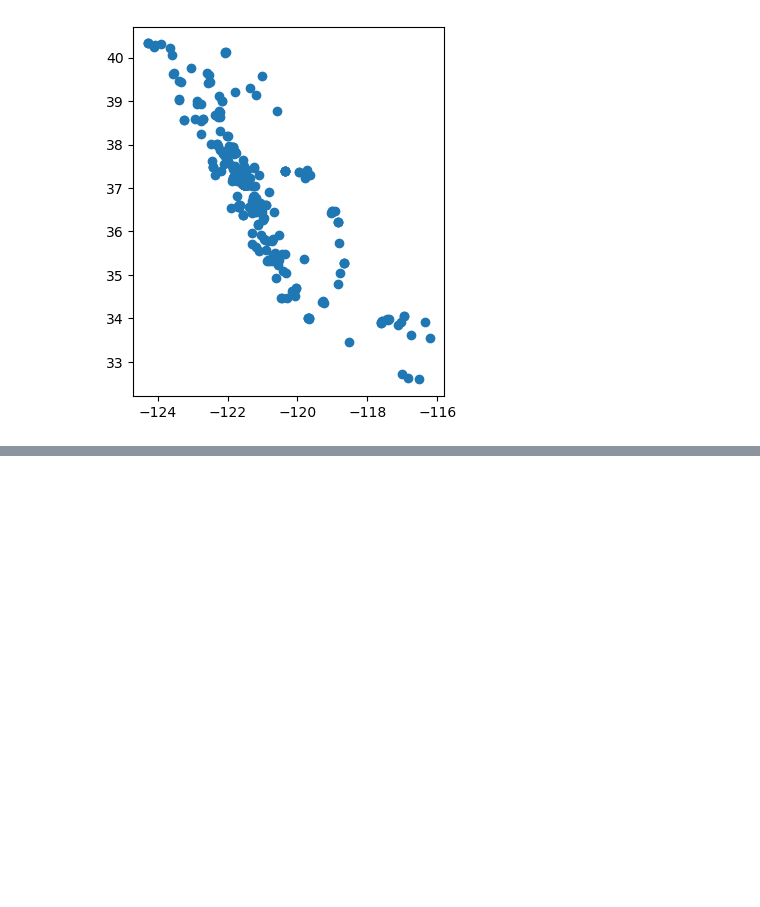
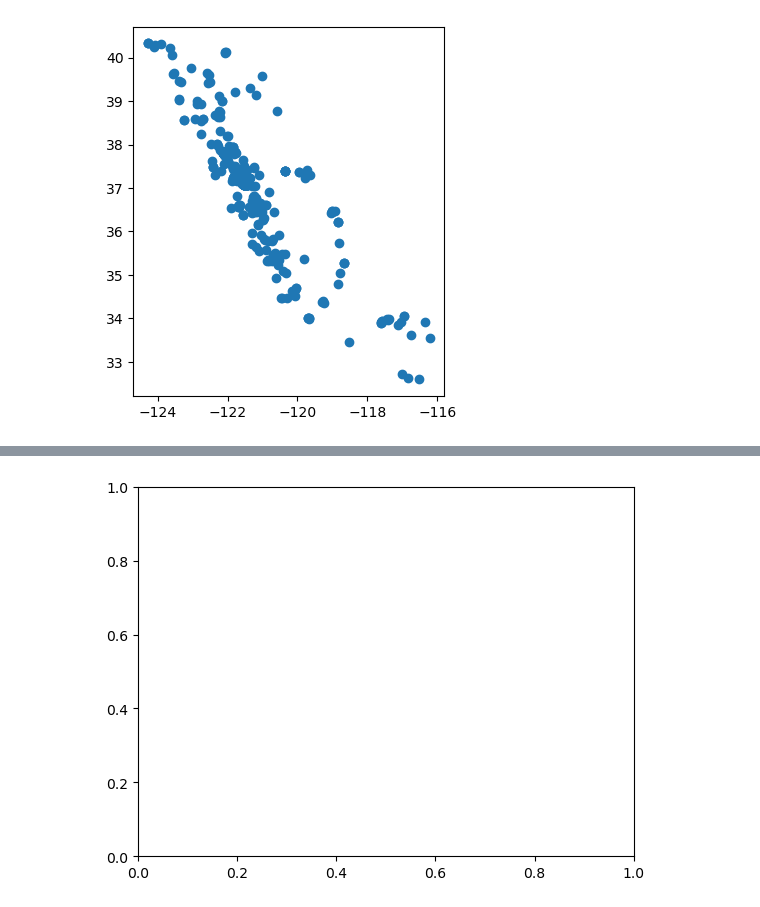
Before and after one commit to sandovaljoaquin/eds220-2025-in-class, a Jupyter notebook: week4/week4-geopandas.ipynb, the cells around one changed output, grey strips where cells are left out. Drawn from its saved outputs; the diff is of its cells as text; code cells hidden in the pictures; blank space fills up the shorter version.

```diff
--- a/week4/week4-geopandas.ipynb
+++ b/week4/week4-geopandas.ipynb
@@ -174,0 +183,6 @@ pigs_recent.plot()
+# %%
+## Initialize empty figure and axis
+
+fig, ax = plt.subplots() # returs two objects: fig and ax
+# %% [output]
+[figure, added]
```
Also changed, not shown: parts of 6 cells of this notebook.
